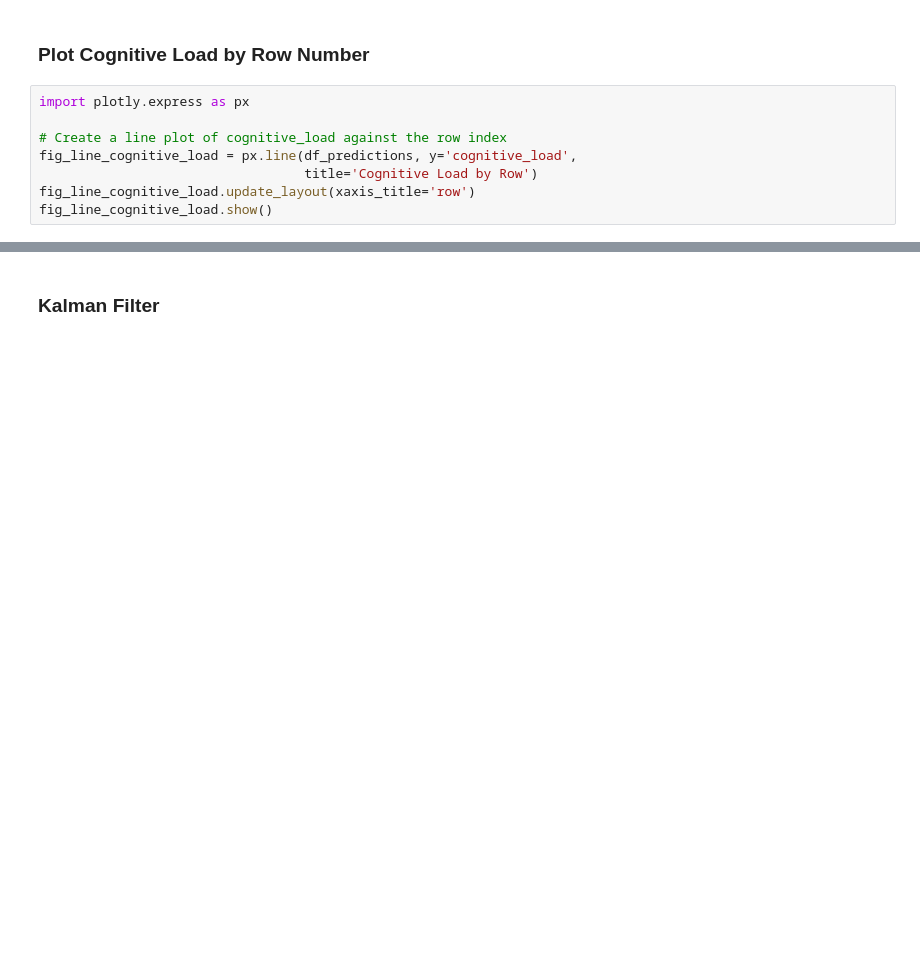
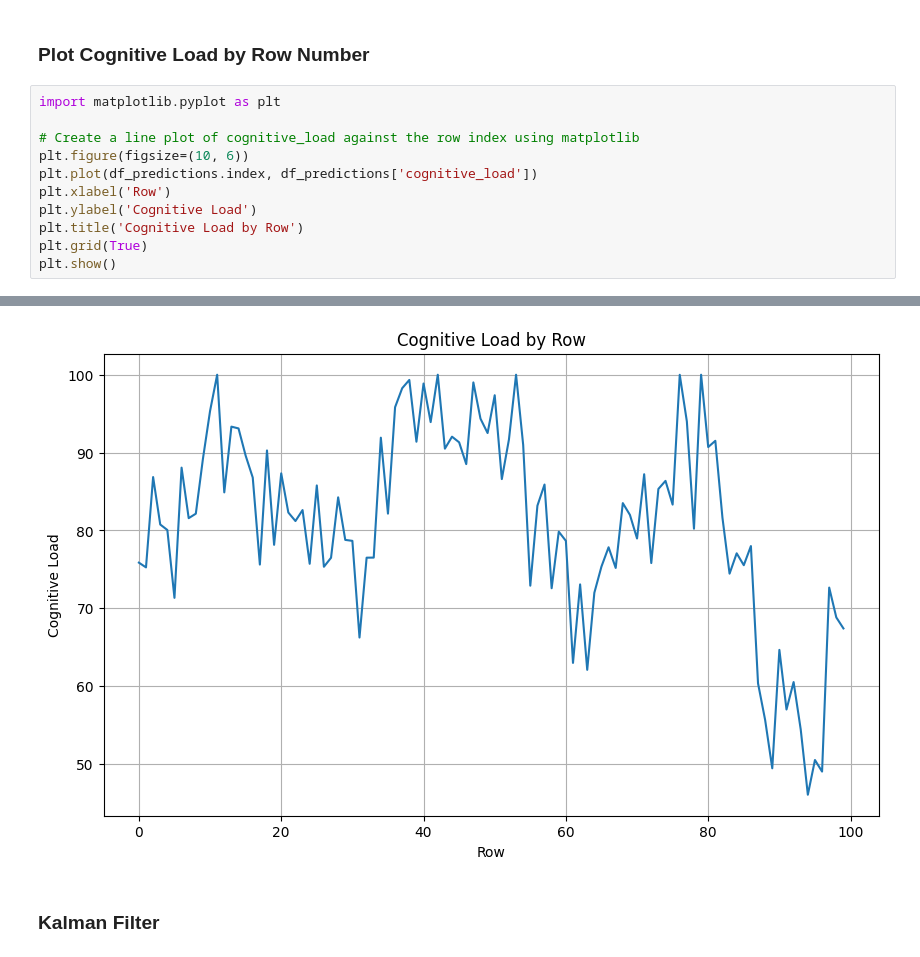
Before and after one commit to nojramu/ALS_Thesis, a Jupyter notebook: ALS.ipynb, the cells around one changed output, grey strips where cells are left out. Drawn from its saved outputs; the diff is of its cells as text; blank space fills up the shorter version.

Commit message:
use matplotlib.pyplot

```diff
--- a/ALS.ipynb
+++ b/ALS.ipynb
@@ -380,11 +380,14 @@ memory usage: 1.7 KB
 # %% [markdown]
 ### Plot Cognitive Load by Row Number
 # %%
-import plotly.express as px
+import matplotlib.pyplot as plt
 
-# Create a line plot of cognitive_load against the row index
-fig_line_cognitive_load = px.line(df_predictions, y='cognitive_load',
-                                  title='Cognitive Load by Row')
-fig_line_cognitive_load.update_layout(xaxis_title='row')
-fig_line_cognitive_load.show()
+# Create a line plot of cognitive_load against the row index using matplotlib
+plt.figure(figsize=(10, 6))
+plt.plot(df_predictions.index, df_predictions['cognitive_load'])
+plt.xlabel('Row')
+plt.ylabel('Cognitive Load')
+plt.title('Cognitive Load by Row')
+plt.grid(True)
+plt.show()
 # %% [output]
@@ -392,3 +394,4 @@ fig_line_cognitive_load.show()
+[figure, added]
 # %% [markdown]
 ### Kalman Filter
 # %%
```
Also changed, not shown: parts of 7 cells of this notebook.
